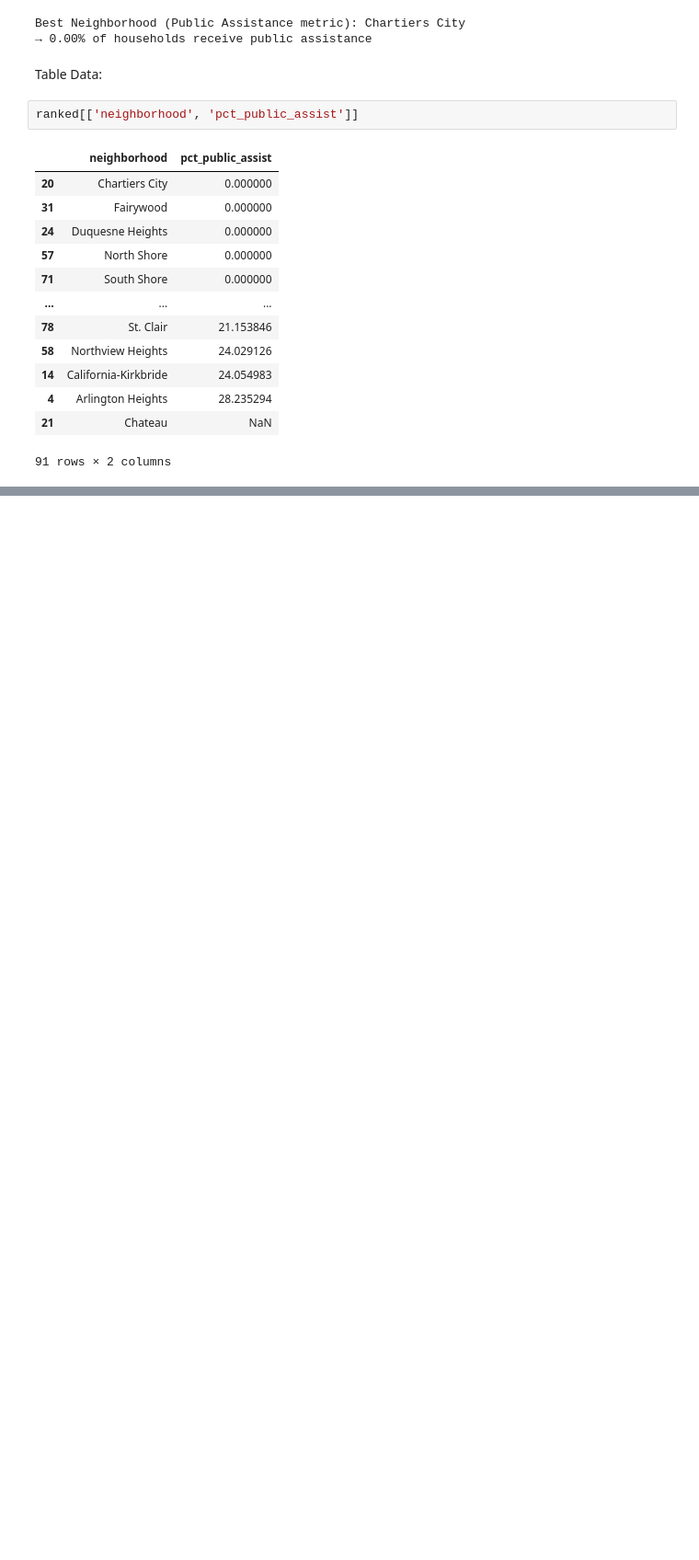
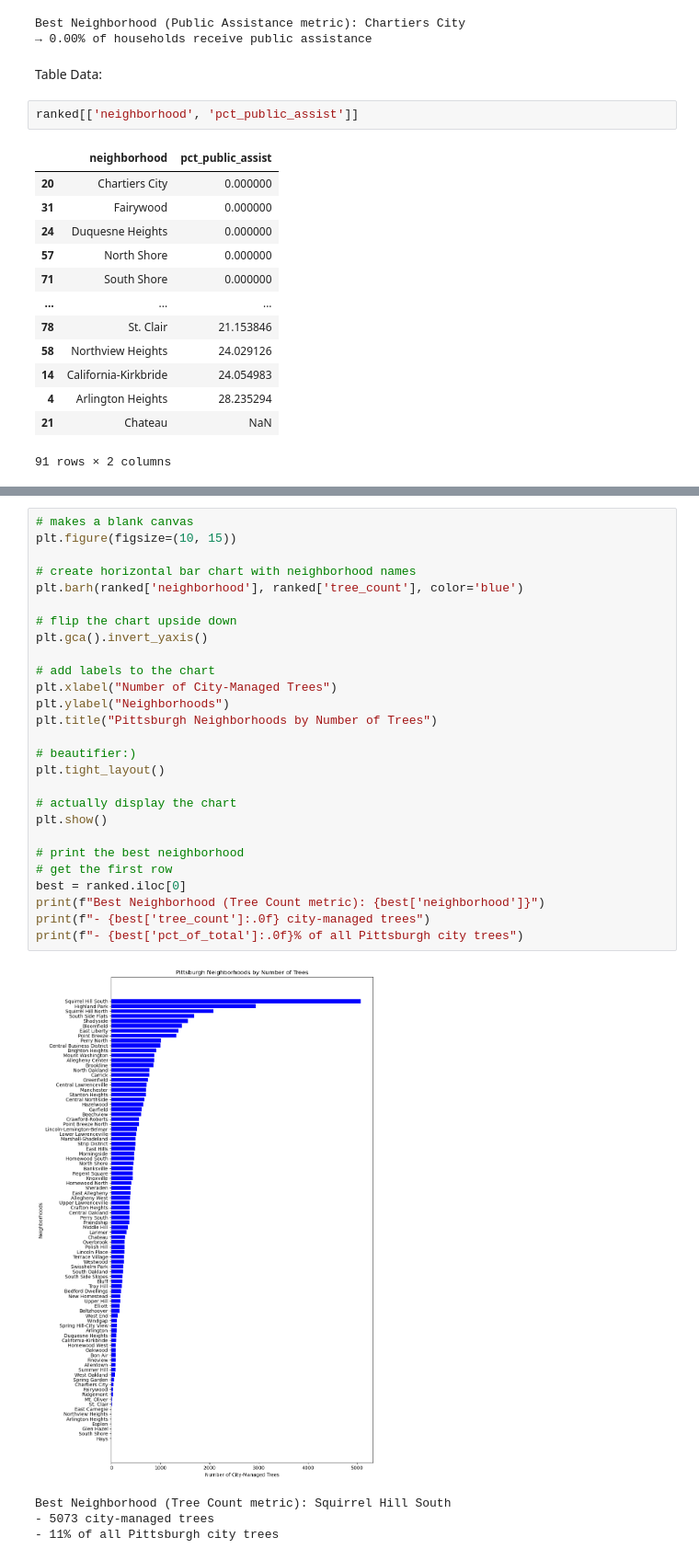
Before and after one commit to aihzelcipriano/finalproject, a Jupyter notebook: FINALREPORT.ipynb, the cells around one changed output, grey strips where cells are left out. Shown: that part at 92% size. Cells and saved outputs as stored; diff of their text form; blank space fills up the shorter version.

```diff
--- a/FINALREPORT.ipynb
+++ b/FINALREPORT.ipynb
@@ -129,0 +182,32 @@ ranked[['neighborhood', 'pct_public_assist']]
+# %%
+# makes a blank canvas
+plt.figure(figsize=(10, 15))
+
+# create horizontal bar chart with neighborhood names
+plt.barh(ranked['neighborhood'], ranked['tree_count'], color='blue')
+
+# flip the chart upside down
+plt.gca().invert_yaxis()
+
+# add labels to the chart
+plt.xlabel("Number of City-Managed Trees")
+plt.ylabel("Neighborhoods")
+plt.title("Pittsburgh Neighborhoods by Number of Trees")
+
+# beautifier:)
+plt.tight_layout()
+
+# actually display the chart
+plt.show()
+
+# print the best neighborhood
+# get the first row
+best = ranked.iloc[0]
+print(f"Best Neighborhood (Tree Count metric): {best['neighborhood']}")
+print(f"- {best['tree_count']:.0f} city-managed trees")
+print(f"- {best['pct_of_total']:.0f}% of all Pittsburgh city trees")
+# %% [output]
+[figure, added]
+Best Neighborhood (Tree Count metric): Squirrel Hill South
+- 5073 city-managed trees
+- 11% of all Pittsburgh city trees
```
Also changed, not shown: parts of 5 cells of this notebook.
